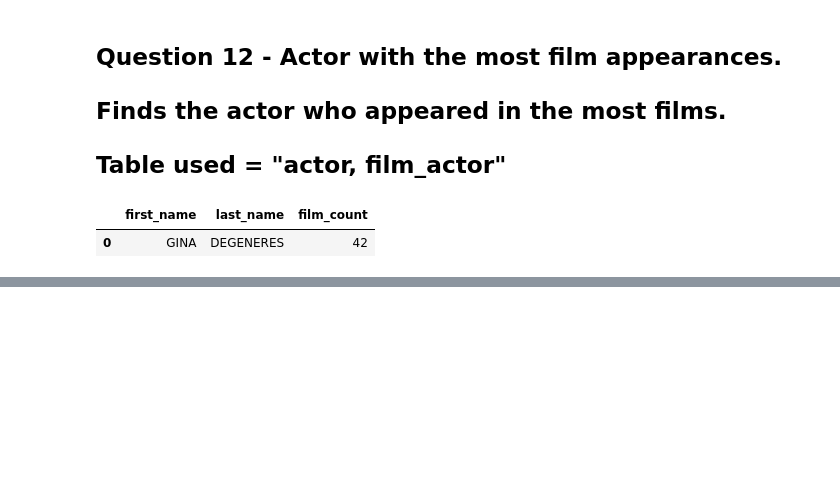
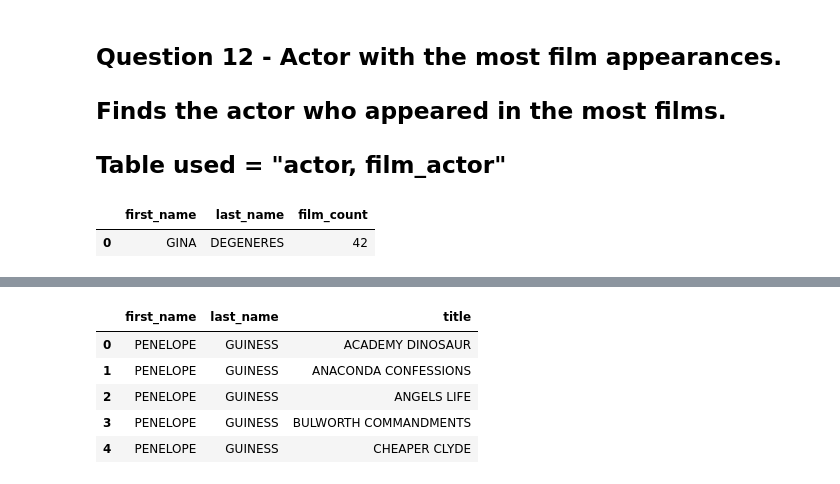
Before and after one commit to VictorCali1702/Sakila_sql_python_project, a Jupyter notebook: notebooks/analysis_report.ipynb, the cells around one changed output, grey strips where cells are left out. Saved outputs shown, nothing was run; the diff lists cells and outputs as text; code cells hidden in the pictures; blank space fills up the shorter version.

```diff
--- a/notebooks/analysis_report.ipynb
+++ b/notebooks/analysis_report.ipynb
@@ -306,0 +372,18 @@ df_ActorAppearances.head()
+# %%
+query_16 = """
+select a.first_name, a.last_name, f.title
+from actor a
+INNER JOIN film_actor fa ON a.actor_id = fa.actor_id
+INNER JOIN film f ON fa.film_id = f.film_id;
+"""
+df_ListActors = pd.read_sql(query_16, conn)
+df_ListActors.to_csv("../reports/Question16_List_Actors.csv", index = False)
+# %%
+df_ListActors.head()
+# %% [output]
+|  | first_name | last_name | title |
+| 0 | PENELOPE | GUINESS | ACADEMY DINOSAUR |
+| 1 | PENELOPE | GUINESS | ANACONDA CONFESSIONS |
+| 2 | PENELOPE | GUINESS | ANGELS LIFE |
+| 3 | PENELOPE | GUINESS | BULWORTH COMMANDMENTS |
+| 4 | PENELOPE | GUINESS | CHEAPER CLYDE |
```
Also changed, not shown: parts of 10 cells of this notebook, 8 other files.
